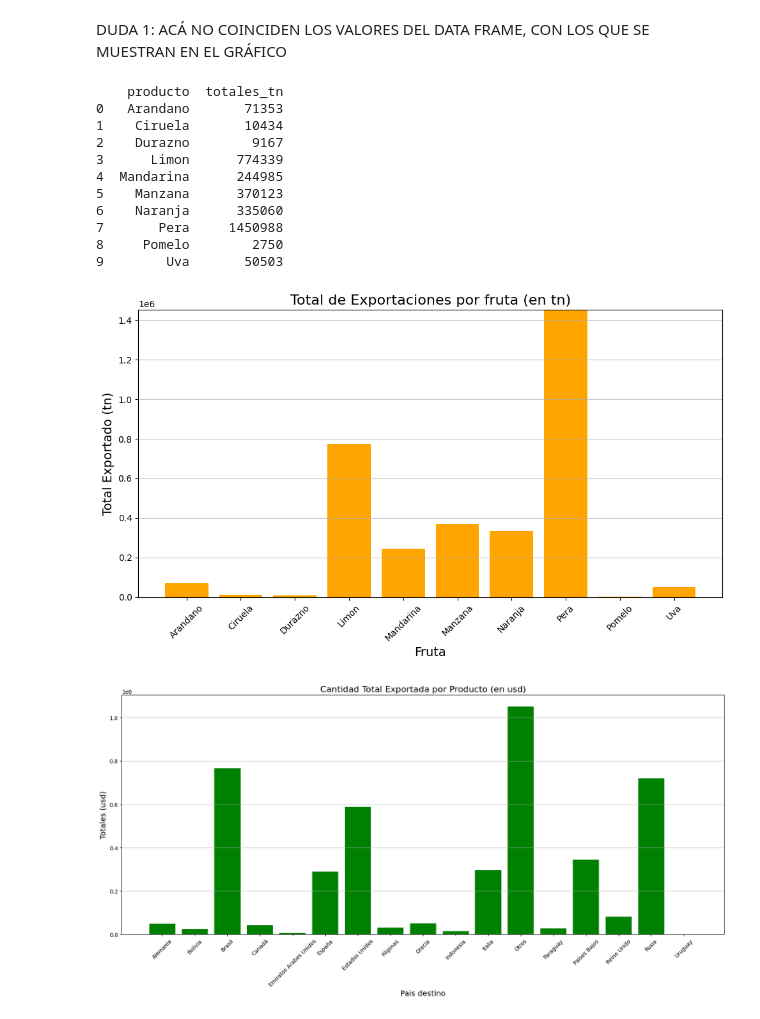
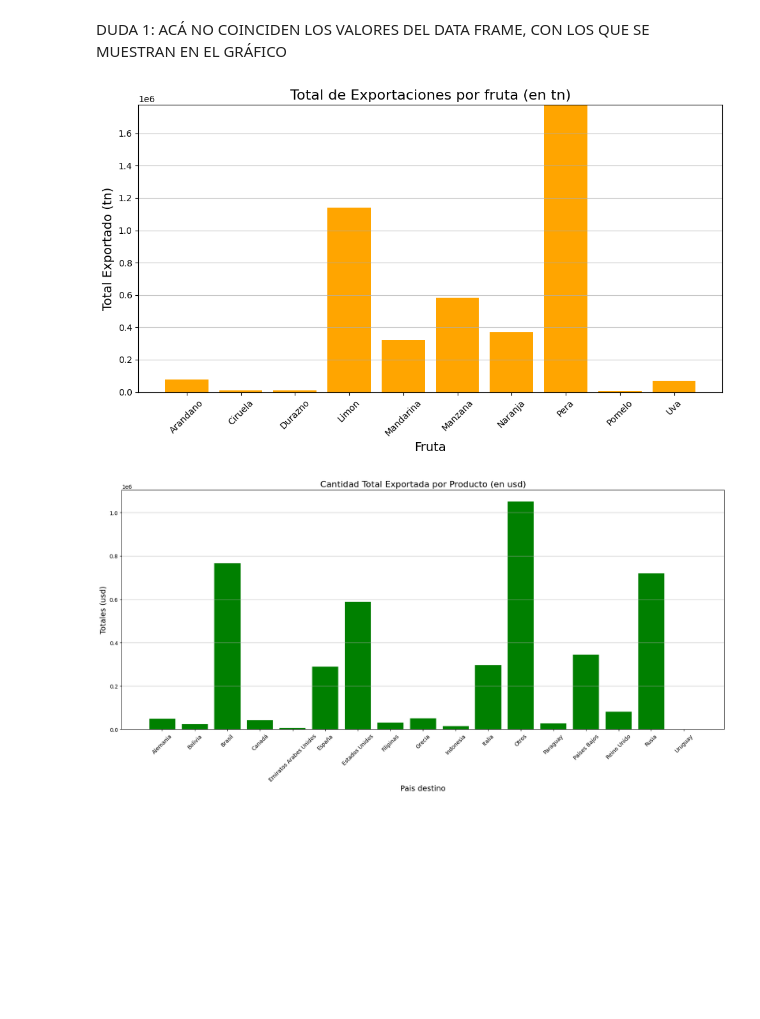
Before and after one commit to CristianBerns/Ciencia_de_Datos_I, a Jupyter notebook: 01_df_primer_preentrega.ipynb, the cells around one changed output. Saved outputs shown, nothing was run; the diff lists cells and outputs as text; code cells hidden in the pictures; blank space fills up the shorter version.

```diff
--- a/01_df_primer_preentrega.ipynb
+++ b/01_df_primer_preentrega.ipynb
@@ -1,6 +1,6 @@
 # %%
 import pandas as pd
-url = 'https://raw.githubusercontent.com/CristianBerns/Data-Science-I/refs/heads/main/exportaciones%20de%20frutas.csv'
+url = 'https://raw.githubusercontent.com/CristianBerns/Ciencia_de_Datos_I/refs/heads/main/exportaciones%20de%20frutas.csv'
 df = pd.read_csv(url, index_col=0)
 df
 # %% [output]
@@ -61,40 +61,29 @@ df_final
 DUDA 1: ACÁ NO COINCIDEN LOS VALORES DEL DATA FRAME, CON LOS QUE SE MUESTRAN EN EL GRÁFICO
 # %%
 # Ver los datos antes de graficar
-print(producto_totales)
 
 import matplotlib.pyplot as plt
 import seaborn as sns
 
+producto_totales = df.groupby('producto')['totales_tn'].sum().reset_index()
 
 # Crear el gráfico de barras
 plt.figure(figsize=(10, 6))
 plt.bar(producto_totales['producto'], producto_totales['totales_tn'], color='orange')
 
 # Personalización del gráfico
 plt.title("Total de Exportaciones por fruta (en tn)", fontsize=16)
 plt.xlabel("Fruta", fontsize=14)
 plt.ylabel("Total Exportado (tn)", fontsize=14)
 plt.xticks(rotation=45) # Inclinación del texto para mayor claridad en la visualización
 plt.ylim(0, producto_totales['totales_tn'].max() + 1000)  # Ajustar el límite del eje Y
 plt.grid(axis='y', linestyle='-', alpha=0.7)
 
 # Mostrar el gráfico
 plt.tight_layout()
 plt.show()
 # %% [output]
-    producto  totales_tn
-0   Arandano       71353
-1    Ciruela       10434
-2    Durazno        9167
-3      Limon      774339
-4  Mandarina      244985
-5    Manzana      370123
-6    Naranja      335060
-7       Pera     1450988
-8     Pomelo        2750
-9        Uva       50503
-[figure, old version]
+[figure, new version]
 # %%
 dolares_totales = df_final.groupby('pais_destino')['totales_usd'].sum().reset_index()
 
```
Also changed, not shown: parts of 3 cells of this notebook.
